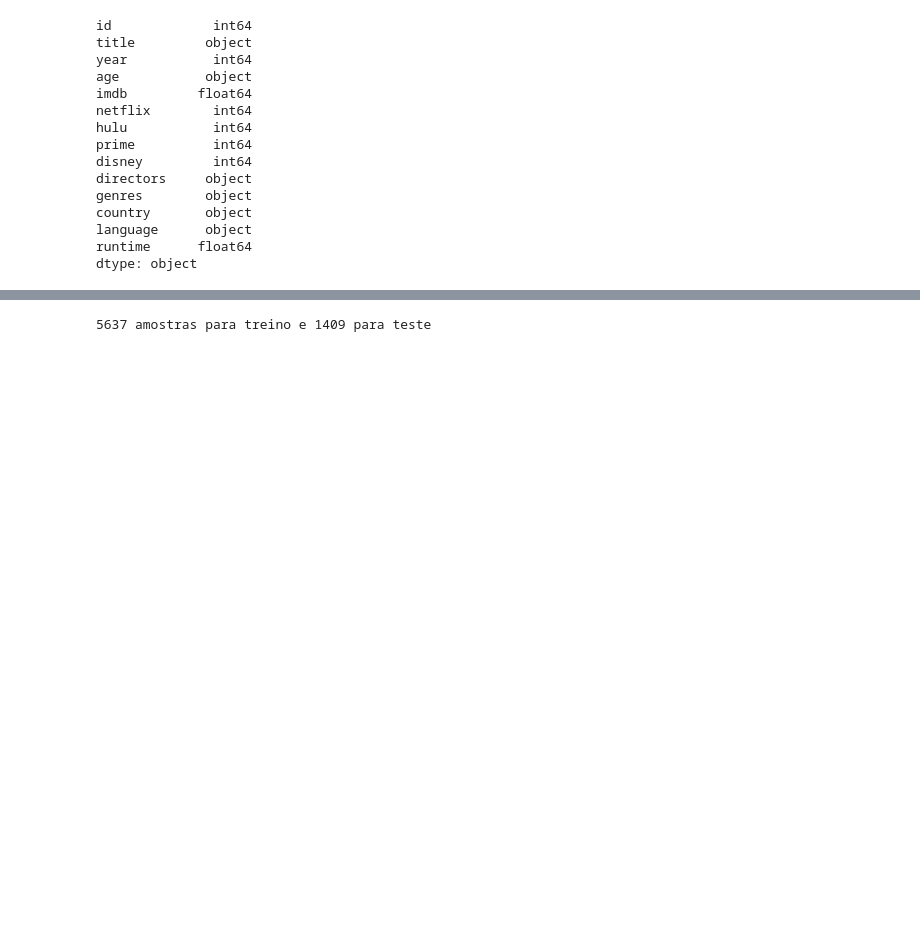
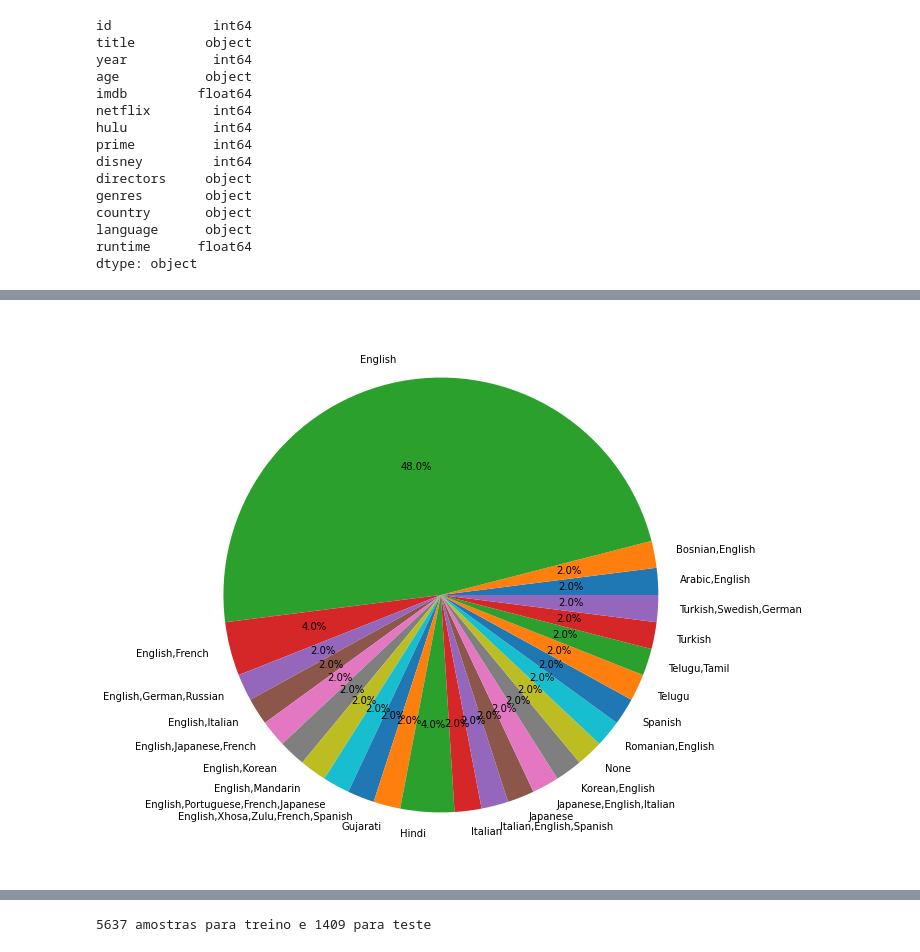
Before and after one commit to gnutzmann/movies-recommended, a Jupyter notebook: movies_imdb_regression.ipynb, the cells around one changed output, grey strips where cells are left out. Drawn from its saved outputs; the diff is of its cells as text; code cells hidden in the pictures; blank space fills up the shorter version.

```diff
--- a/movies_imdb_regression.ipynb
+++ b/movies_imdb_regression.ipynb
@@ -175,0 +263,15 @@ dtype: object
+# %%
+# Grafico de pizza que evidencia as linguagens dos 50 melhores filmes com base na nota IMDb
+
+lang_imdb = explDf[['language','imdb']]
+lang_imdb = lang_imdb.sort_values('imdb', ascending=[False])
+lang_imdb = lang_imdb.head(50)
+
+fig = plt.figure(figsize=(10,10))
+
+data = lang_imdb.groupby(['language'])['imdb'].count()
+plt.pie(data, labels=data.index, autopct='%1.1f%%')
+
+plt.show()
+# %% [output]
+[figure, added]
```
Also changed, not shown: parts of 26 cells of this notebook.
